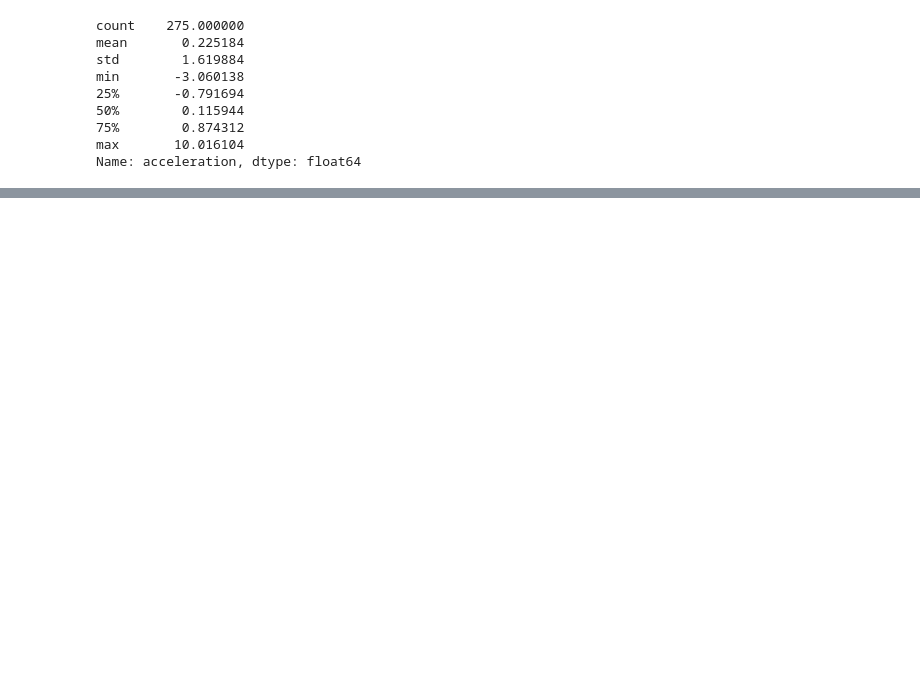
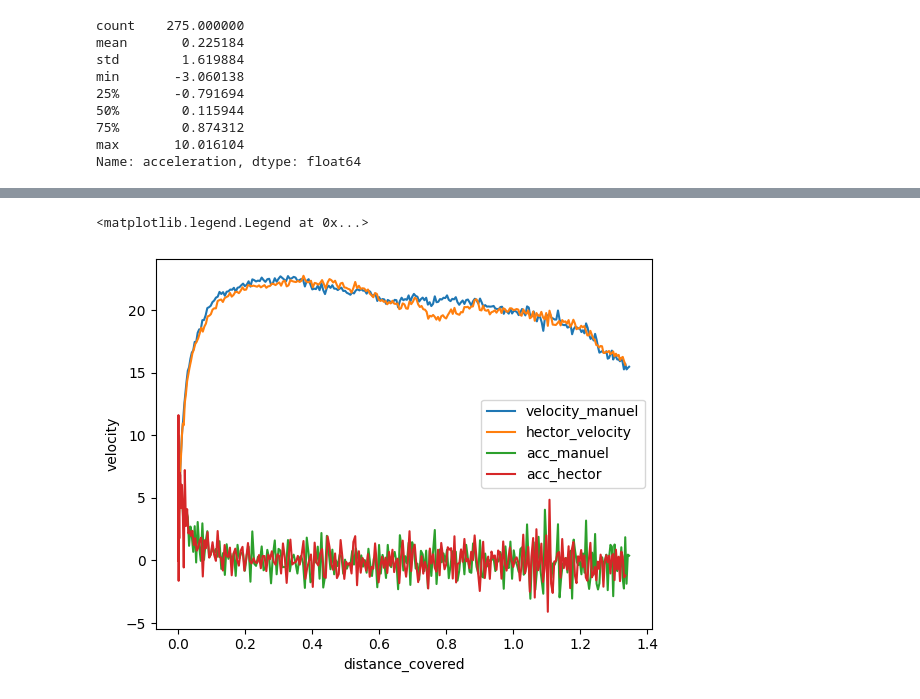
Before and after one commit to santiagoras/big-data-derby-kaggle, a Jupyter notebook: notebooks/sainth/eda.ipynb, the cells around one changed output, grey strips where cells are left out. Saved outputs shown, nothing was run; the diff lists cells and outputs as text; code cells hidden in the pictures; blank space fills up the shorter version.

Commit message:
visualization, acc, vel and more!

```diff
--- a/notebooks/sainth/eda.ipynb
+++ b/notebooks/sainth/eda.ipynb
@@ -106,9 +83,0 @@ rnd_race_df
-# %%
-# Adding "previuos coordinates" to data frame with pandas shift func
-# TODO This gives a warning, maybe we should ask how to make this as should be done?
-rnd_race_df=rnd_race_df.sort_values(by='trakus_index')
-r_shift = rnd_race_df.shift()
-r_shift
-rnd_race_df['shift_latitude']=r_shift['latitude'].fillna(0)
-rnd_race_df['shift_longitude']=r_shift['longitude'].fillna(0)
-rnd_race_df
@@ -164,14 +109,3 @@ rnd_race_df.trakus_distance.sum()
 # %% [markdown]
 So, we now (at least i think) have the distance the horse have runned. now let's check how many readings were made by trakus for the run-up (58 feet in this example).
 We may want to replace iterrows with cumsum
-# %%
-runup_kmd=0.0176784
-rand_d=0
-tix=0
-for index, row in rnd_race_df.iterrows():
-    rand_d=rand_d+row.trakus_distance
-    if rand_d > runup_kmd:
-        ntix=row.trakus_index
-        tix = row.trakus_index - 1
-        break
-print(rand_d, tix)
@@ -213,0 +200,3 @@ rnd_race_df
+# %%
+# results for Hector Rafael Diaz Jr.
+hector_rdj_df=isolate_jockey_and_race(complete_data_df=complete_data, jockey="Hector Rafael Diaz Jr.", track_id="AQU", race_date="2019-04-19", race_number=7)
@@ -213,0 +209,2 @@ rnd_race_df
+# %%
+manuel_f_df=isolate_jockey_and_race(complete_data_df=complete_data, jockey="Manuel Franco", track_id="AQU", race_date="2019-04-19", race_number=7)
@@ -225,0 +243,14 @@ Name: acceleration, dtype: float64
+# %%
+
+sns.lineplot(x="distance_covered", y="velocity",
+data=manuel_f_df, label="velocity_manuel")
+sns.lineplot(x="distance_covered", y="velocity", label="hector_velocity",
+data=hector_rdj_df)
+sns.lineplot(x="distance_covered", y="acceleration", label="acc_manuel",
+data=manuel_f_df)
+sns.lineplot(x="distance_covered", y="acceleration", label="acc_hector",
+data=hector_rdj_df)
+plt.legend()
+# %% [output]
+<matplotlib.legend.Legend at 0x...>
+[figure, added]
```
Also changed, not shown: parts of 15 cells of this notebook, 1 other file.
